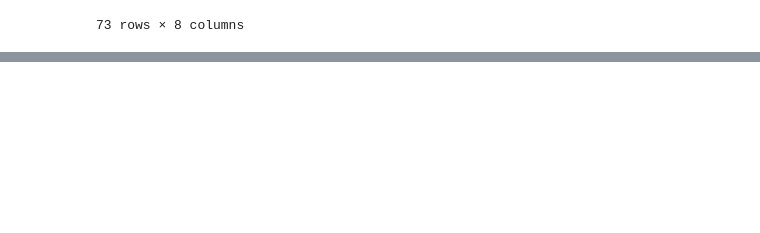
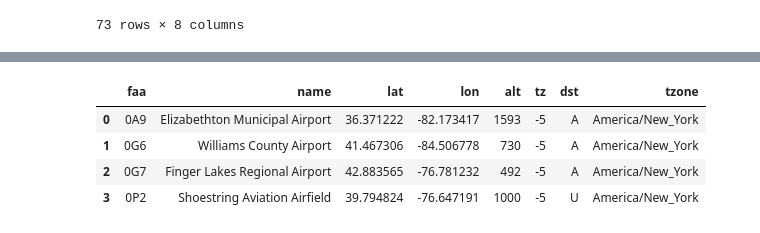
Before and after one commit to mrcngrcki/bootcamp, a Jupyter notebook: Pandas/Pandas-nyflights.ipynb, the cells around one changed output, grey strips where cells are left out. Cells and saved outputs as stored; diff of their text form; code cells hidden in the pictures; blank space fills up the shorter version.

```diff
--- a/Pandas/Pandas-nyflights.ipynb
+++ b/Pandas/Pandas-nyflights.ipynb
@@ -643,0 +702,8 @@ airports.sample(frac=0.05)
+# %%
+pd.merge(A,B)
+# %% [output]
+|  | faa | name | lat | lon | alt | tz | dst | tzone |
+| 0 | 0A9 | Elizabethton Municipal Airport | 36.371222 | -82.173417 | 1593 | -5 | A | America/New_York |
+| 1 | 0G6 | Williams County Airport | 41.467306 | -84.506778 | 730 | -5 | A | America/New_York |
+| 2 | 0G7 | Finger Lakes Regional Airport | 42.883565 | -76.781232 | 492 | -5 | A | America/New_York |
+| 3 | 0P2 | Shoestring Aviation Airfield | 39.794824 | -76.647191 | 1000 | -5 | U | America/New_York |
```
Also changed, not shown: parts of 9 cells of this notebook.
